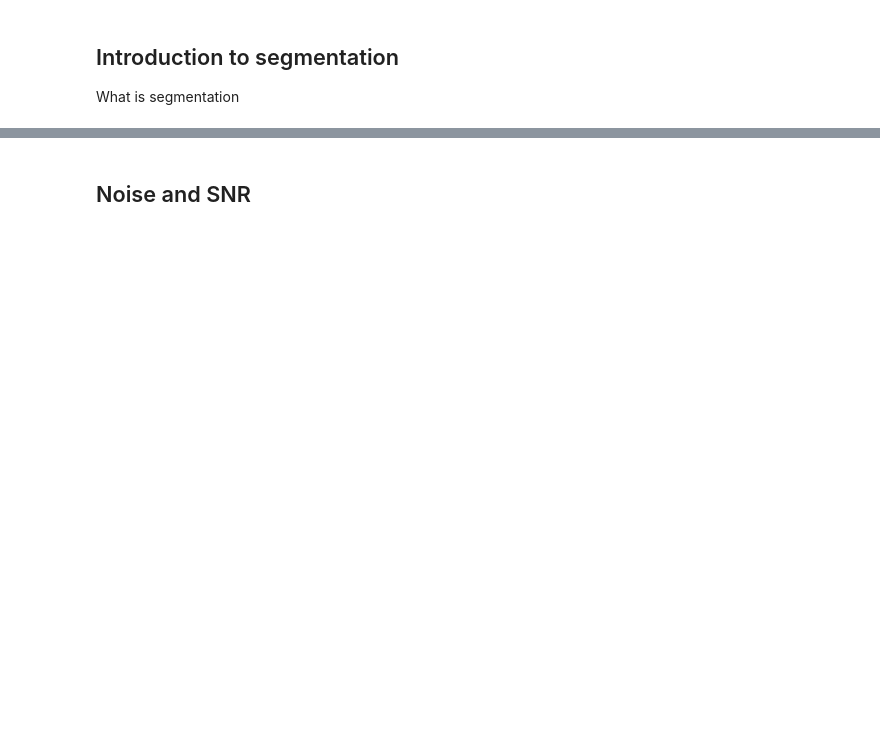
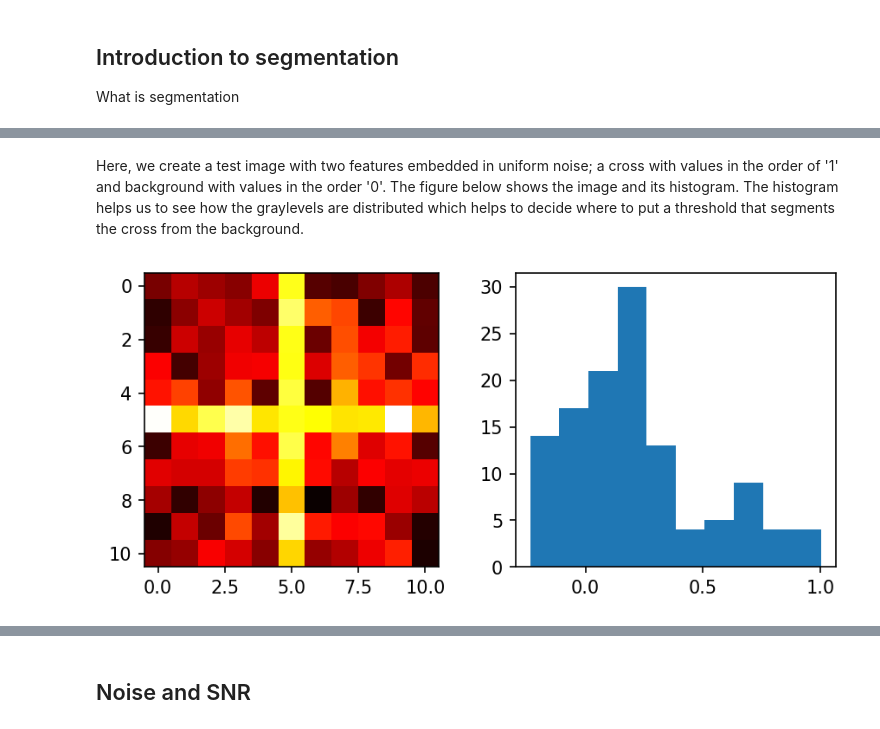
Before and after one commit to ImagingLectures/MLSegmentation4NI, a Jupyter notebook: lecture/ML4NeutronImageSegmentation.ipynb, the cells around one changed output, grey strips where cells are left out. Cells and saved outputs as stored; diff of their text form; code cells hidden in the pictures; blank space fills up the shorter version.

Commit message:
Getting slides and book formatting to work. Added some slides and notes to the introduction.

```diff
--- a/lecture/ML4NeutronImageSegmentation.ipynb
+++ b/lecture/ML4NeutronImageSegmentation.ipynb
@@ -15 +22,11 @@
+# %%
+%matplotlib inline
+import matplotlib.pyplot as plt
+import numpy as np
+import pandas as pd
+
+from IPython.display import set_matplotlib_formats
+set_matplotlib_formats('svg', 'png')
+import matplotlib as mpl
+mpl.rcParams['figure.dpi'] = 150
 # %% [markdown]
@@ -65,0 +143,12 @@ What is segmentation
+# %% [markdown]
+Here, we create a test image with two features embedded in uniform noise; a cross with values in the order of '1' and background with values in the order '0'. The figure below shows the image and its histogram. The histogram helps us to see how the graylevels are distributed which helps to decide where to put a threshold that segments the cross from the background.
+# %%
+fig,ax = plt.subplots(1,2,figsize=(7,3))
+nx = 5; ny = 5;
+xx, yy = np.meshgrid(np.arange(-nx, nx+1)/nx*2*np.pi,
+                     np.arange(-ny, ny+1)/ny*2*np.pi)
+cross_im =   1.5*np.abs(np.cos(xx*yy))/(np.abs(xx*yy)+(3*np.pi/nx)) + np.random.uniform(-0.25, 0.25, size = xx.shape)
+im=ax[0].imshow(cross_im, cmap = 'hot');
+ax[1].hist(cross_im.ravel(),bins=10);
+# %% [output]
+[figure, added]
```
Also changed, not shown: parts of 28 cells of this notebook, 2 other files.
